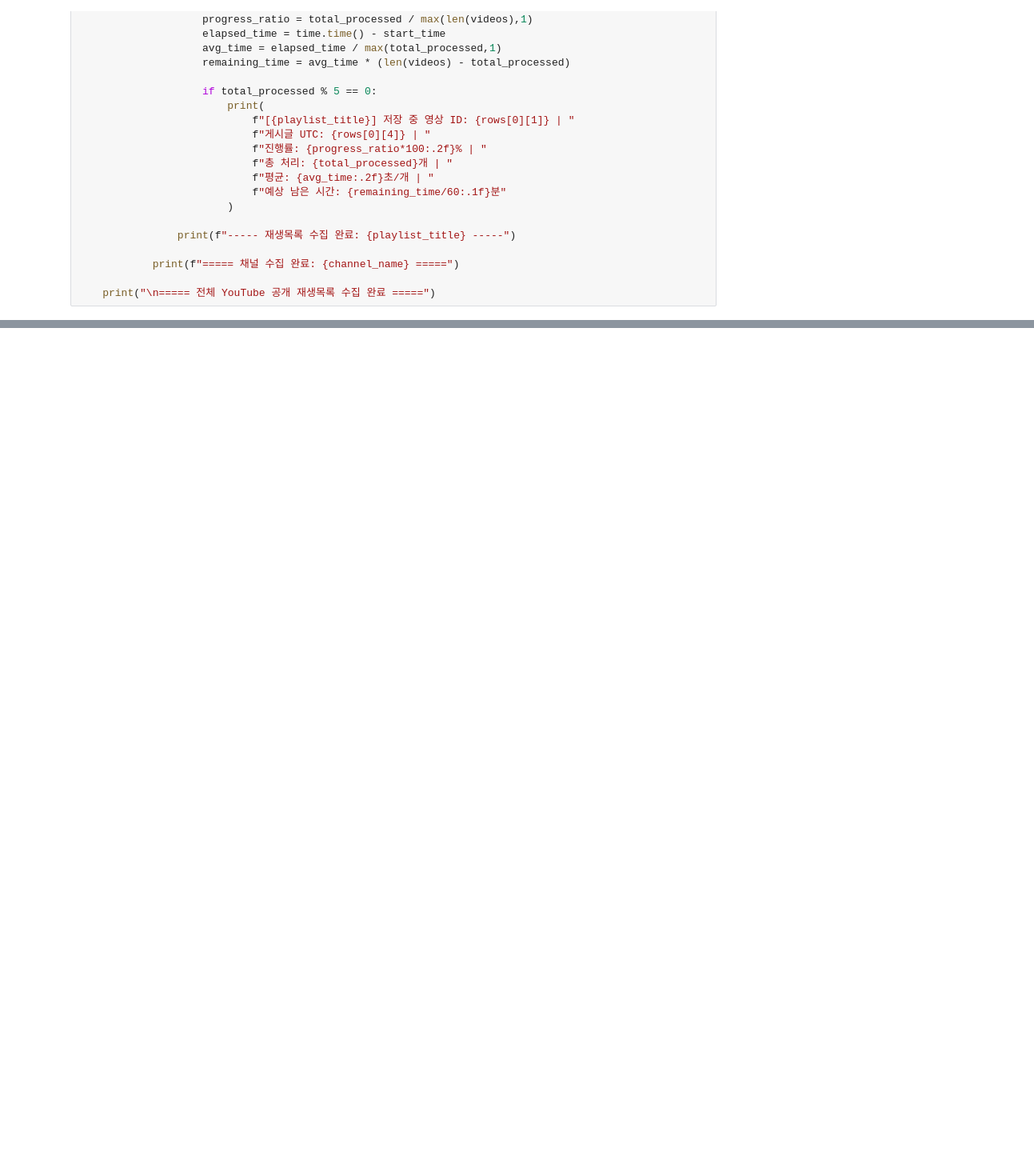
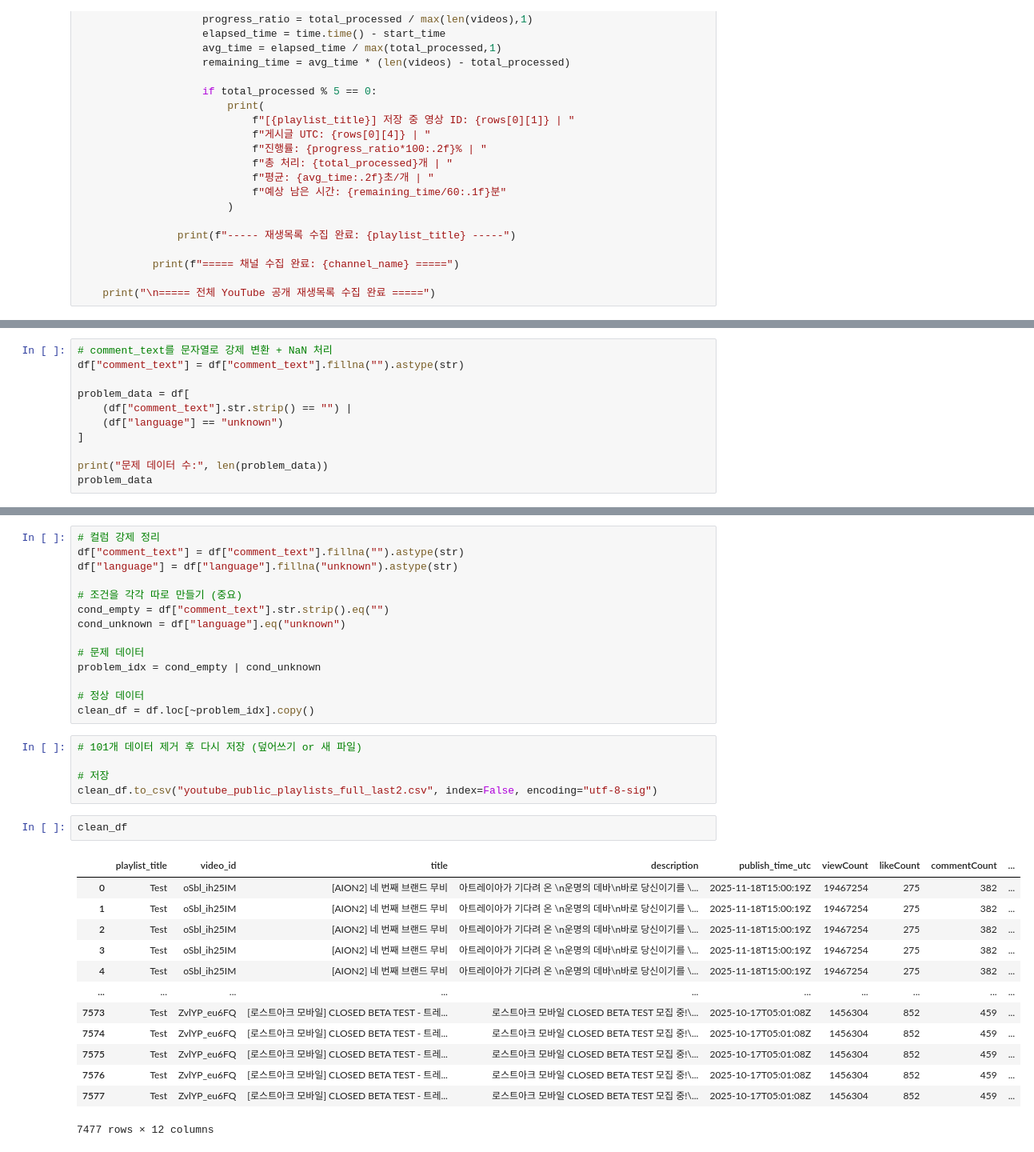
Before and after one commit to SsongSeta/Control_Defines_Difficulty, a Jupyter notebook: 1_code/01_1_collect_youtubedata.ipynb, the cells around one changed output, grey strips where cells are left out. Shown at 80% size. Drawn from its saved outputs; the diff is of its cells as text; blank space fills up the shorter version.

```diff
--- a/1_code/01_1_collect_youtubedata.ipynb
+++ b/1_code/01_1_collect_youtubedata.ipynb
@@ -224,0 +378,11 @@ collect_youtube_public_playlists()
+# %%
+# comment_text를 문자열로 강제 변환 + NaN 처리
+df["comment_text"] = df["comment_text"].fillna("").astype(str)
+
+problem_data = df[
+    (df["comment_text"].str.strip() == "") |
+    (df["language"] == "unknown")
+]
+
+print("문제 데이터 수:", len(problem_data))
+problem_data
@@ -224,0 +404,35 @@ collect_youtube_public_playlists()
+# %%
+# 컬럼 강제 정리
+df["comment_text"] = df["comment_text"].fillna("").astype(str)
+df["language"] = df["language"].fillna("unknown").astype(str)
+
+# 조건을 각각 따로 만들기 (중요)
+cond_empty = df["comment_text"].str.strip().eq("")
+cond_unknown = df["language"].eq("unknown")
+
+# 문제 데이터
+problem_idx = cond_empty | cond_unknown
+
+# 정상 데이터
+clean_df = df.loc[~problem_idx].copy()
+# %%
+# 101개 데이터 제거 후 다시 저장 (덮어쓰기 or 새 파일)
+
+# 저장
+clean_df.to_csv("youtube_public_playlists_full_last2.csv", index=False, encoding="utf-8-sig")
+# %%
+clean_df
+# %% [output]
+|  | playlist_title | video_id | title | description | publish_time_utc | viewCount | likeCount | commentCount | ... |
+| 0 | Test | oSbl_ih25IM | [AION2] 네 번째 브랜드 무비 | 아트레이아가 기다려 온 \n운명의 데바\n바로 당신이기를 \... | 2025-11-18T15:00:19Z | 19467254 | 275 | 382 | ... |
+| 1 | Test | oSbl_ih25IM | [AION2] 네 번째 브랜드 무비 | 아트레이아가 기다려 온 \n운명의 데바\n바로 당신이기를 \... | 2025-11-18T15:00:19Z | 19467254 | 275 | 382 | ... |
+| 2 | Test | oSbl_ih25IM | [AION2] 네 번째 브랜드 무비 | 아트레이아가 기다려 온 \n운명의 데바\n바로 당신이기를 \... | 2025-11-18T15:00:19Z | 19467254 | 275 | 382 | ... |
+| 3 | Test | oSbl_ih25IM | [AION2] 네 번째 브랜드 무비 | 아트레이아가 기다려 온 \n운명의 데바\n바로 당신이기를 \... | 2025-11-18T15:00:19Z | 19467254 | 275 | 382 | ... |
+| 4 | Test | oSbl_ih25IM | [AION2] 네 번째 브랜드 무비 | 아트레이아가 기다려 온 \n운명의 데바\n바로 당신이기를 \... | 2025-11-18T15:00:19Z | 19467254 | 275 | 382 | ... |
+| ... | ... | ... | ... | ... | ... | ... | ... | ... | ... |
+| 7573 | Test | ZvlYP_eu6FQ | [로스트아크 모바일] CLOSED BETA TEST - 트레... | 로스트아크 모바일 CLOSED BETA TEST 모집 중!\... | 2025-10-17T05:01:08Z | 1456304 | 852 | 459 | ... |
+| 7574 | Test | ZvlYP_eu6FQ | [로스트아크 모바일] CLOSED BETA TEST - 트레... | 로스트아크 모바일 CLOSED BETA TEST 모집 중!\... | 2025-10-17T05:01:08Z | 1456304 | 852 | 459 | ... |
+| 7575 | Test | ZvlYP_eu6FQ | [로스트아크 모바일] CLOSED BETA TEST - 트레... | 로스트아크 모바일 CLOSED BETA TEST 모집 중!\... | 2025-10-17T05:01:08Z | 1456304 | 852 | 459 | ... |
+| 7576 | Test | ZvlYP_eu6FQ | [로스트아크 모바일] CLOSED BETA TEST - 트레... | 로스트아크 모바일 CLOSED BETA TEST 모집 중!\... | 2025-10-17T05:01:08Z | 1456304 | 852 | 459 | ... |
+| 7577 | Test | ZvlYP_eu6FQ | [로스트아크 모바일] CLOSED BETA TEST - 트레... | 로스트아크 모바일 CLOSED BETA TEST 모집 중!\... | 2025-10-17T05:01:08Z | 1456304 | 852 | 459 | ... |
+7477 rows × 12 columns
```
Also changed, not shown: parts of 16 cells of this notebook, 1 other file.
